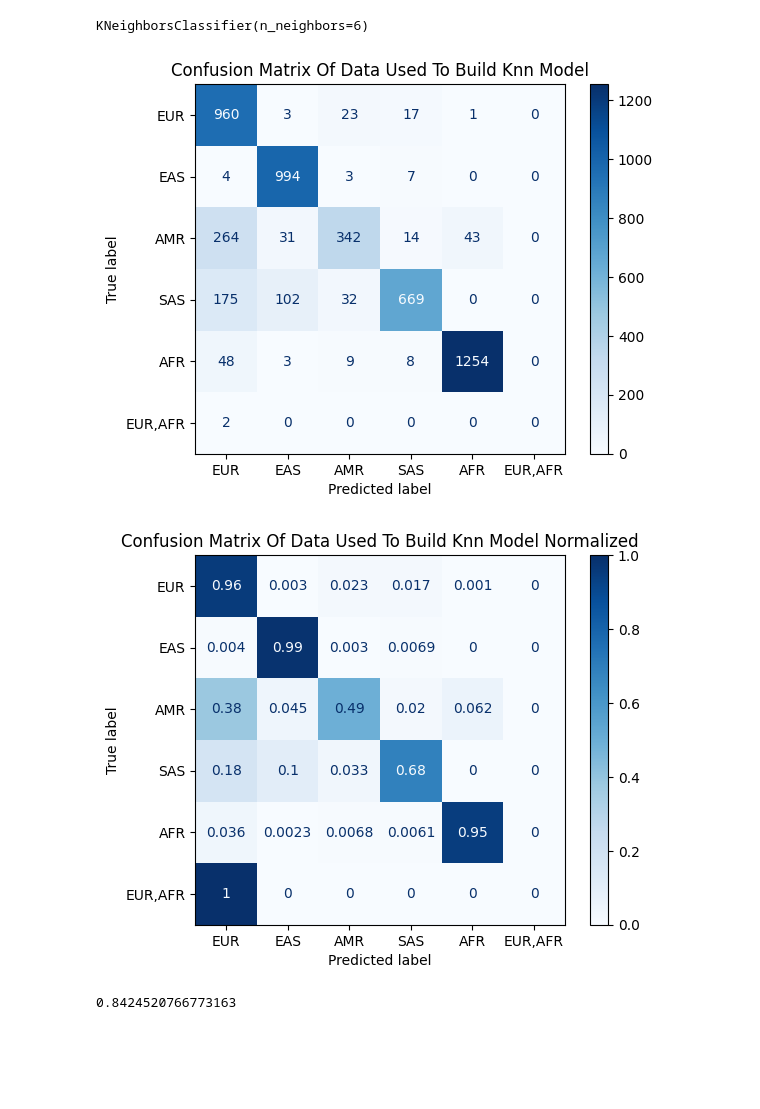
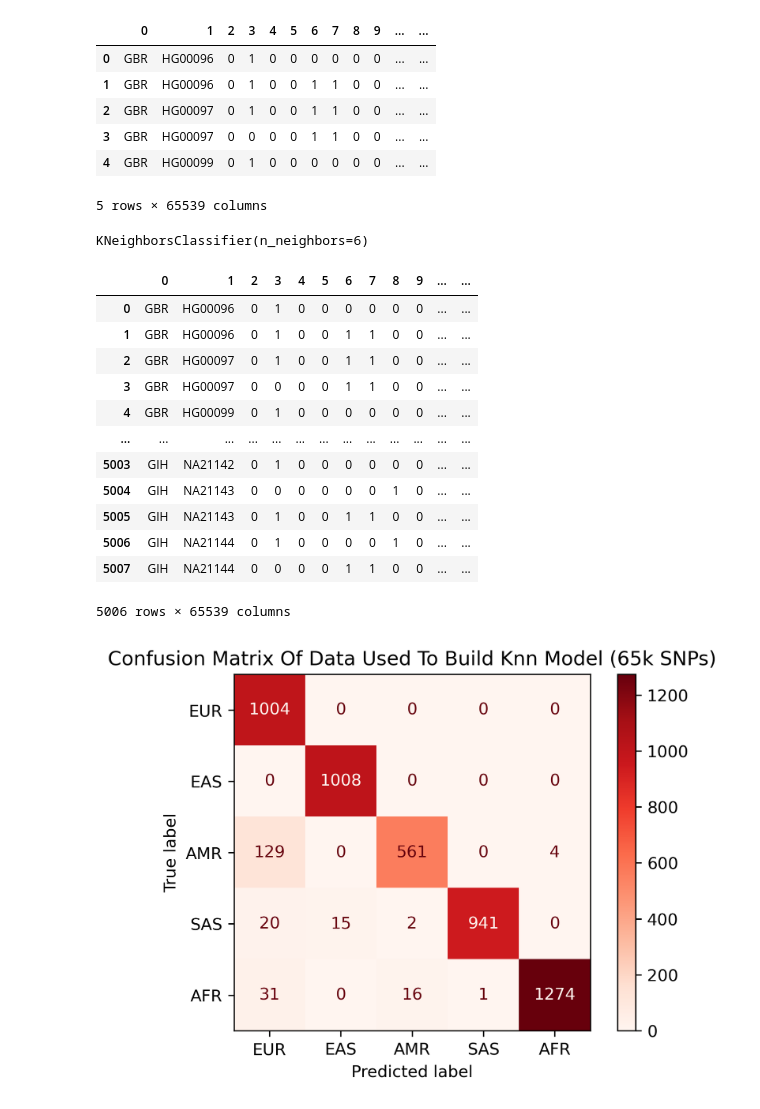
Before and after one commit to TitouanCh/ter-bioinfo, a Jupyter notebook: knn/confusion.ipynb, the cells around one changed output. Saved outputs shown, nothing was run; the diff lists cells and outputs as text; code cells hidden in the pictures; blank space fills up the shorter version.

```diff
--- a/knn/confusion.ipynb
+++ b/knn/confusion.ipynb
@@ -29,48 +9,72 @@ def import_genome_data_as_df(filename = "REAL.hapt", labels = "REAL.tsv"):
 SAMPLE_SIZE = 1000
 NUMBER_OF_NEIGHBORS = 6
 MODEL = KNeighborsClassifier
+SNP = 65534
+# %%
+sample = import_genome_data_as_df(filename='65Kreal.hapt', add_sub_populations = True).reset_index(drop=True)
+
+sample.head()
+# %% [output]
+|  | 0 | 1 | 2 | 3 | 4 | 5 | 6 | 7 | 8 | 9 | ... | ... |
+| 0 | GBR | HG00096 | 0 | 1 | 0 | 0 | 0 | 0 | 0 | 0 | ... | ... |
+| 1 | GBR | HG00096 | 0 | 1 | 0 | 0 | 1 | 1 | 0 | 0 | ... | ... |
+| 2 | GBR | HG00097 | 0 | 1 | 0 | 0 | 1 | 1 | 0 | 0 | ... | ... |
+| 3 | GBR | HG00097 | 0 | 0 | 0 | 0 | 1 | 1 | 0 | 0 | ... | ... |
+| 4 | GBR | HG00099 | 0 | 1 | 0 | 0 | 0 | 0 | 0 | 0 | ... | ... |
+5 rows × 65539 columns
+# %%
+sample.drop(sample[sample['Superpopulation code'] == 5].index, inplace = True)
 # %%
 # Load data and build model
 #sample = import_genome_data_as_df().sample(SAMPLE_SIZE).reset_index(drop=True)
-sample = import_genome_data_as_df().reset_index(drop=True)
-X = sample.iloc[:, 3:10002]
-y = np.ravel(sample.iloc[:, 10002:10003])
+X = sample.iloc[:, 3:SNP + 3]
+y = np.ravel(sample.iloc[:, SNP + 3:SNP + 4])
 knn_model = MODEL(n_neighbors = NUMBER_OF_NEIGHBORS)
 knn_model.fit(X, y)
 # %% [output]
 KNeighborsClassifier(n_neighbors=6)
+# %%
+sample
+# %% [output]
+|  | 0 | 1 | 2 | 3 | 4 | 5 | 6 | 7 | 8 | 9 | ... | ... |
+| 0 | GBR | HG00096 | 0 | 1 | 0 | 0 | 0 | 0 | 0 | 0 | ... | ... |
+| 1 | GBR | HG00096 | 0 | 1 | 0 | 0 | 1 | 1 | 0 | 0 | ... | ... |
+| 2 | GBR | HG00097 | 0 | 1 | 0 | 0 | 1 | 1 | 0 | 0 | ... | ... |
+| 3 | GBR | HG00097 | 0 | 0 | 0 | 0 | 1 | 1 | 0 | 0 | ... | ... |
+| 4 | GBR | HG00099 | 0 | 1 | 0 | 0 | 0 | 0 | 0 | 0 | ... | ... |
+| ... | ... | ... | ... | ... | ... | ... | ... | ... | ... | ... | ... | ... |
+| 5003 | GIH | NA21142 | 0 | 1 | 0 | 0 | 0 | 0 | 0 | 0 | ... | ... |
+| 5004 | GIH | NA21143 | 0 | 0 | 0 | 0 | 0 | 0 | 1 | 0 | ... | ... |
+| 5005 | GIH | NA21143 | 0 | 1 | 0 | 0 | 1 | 1 | 0 | 0 | ... | ... |
+| 5006 | GIH | NA21144 | 0 | 1 | 0 | 0 | 0 | 0 | 1 | 0 | ... | ... |
+| 5007 | GIH | NA21144 | 0 | 0 | 0 | 0 | 1 | 1 | 0 | 0 | ... | ... |
+5006 rows × 65539 columns
 # %%
 # Make predictions on data used to build the model
 predictions = knn_model.predict(X)
 # %%
-disp = ConfusionMatrixDisplay.from_estimator(
-    knn_model,
-    X,
-    y,
-    cmap=plt.cm.Blues,
-    display_labels=["EUR", "EAS", "AMR", "SAS", "AFR", "EUR,AFR"],
-    normalize=None
-)
-
-disp.ax_.set_title("Confusion Matrix Of Data Used To Build Knn Model")
-
-plt.show()
 
 disp = ConfusionMatrixDisplay.from_estimator(
     knn_model,
     X,
     y,
-    cmap=plt.cm.Blues,
-    display_labels=["EUR", "EAS", "AMR", "SAS", "AFR", "EUR,AFR"],
-    normalize='true'
+    cmap=plt.cm.Reds,
+    display_labels=["EUR", "EAS", "AMR", "SAS", "AFR"],
+    normalize=None,
 )
 
-disp.ax_.set_title("Confusion Matrix Of Data Used To Build Knn Model Normalized")
+disp.ax_.set_title("Confusion Matrix Of Data Used To Build Knn Model (65k SNPs)")
+fig = disp.ax_.get_figure()
+#fig.set_figwidth(20)
+fig.set_dpi(300)
 
 plt.show()
 
-print(knn_model.score(X, y))
+
+
+
+#plt.show()
+
+#print(knn_model.score(X, y))
 # %% [output]
-[figure, old version]
+[figure, new version]
-[figure, removed]
-0.8424520766773163
```
Also changed, not shown: parts of 7 cells of this notebook, 12 other files.
